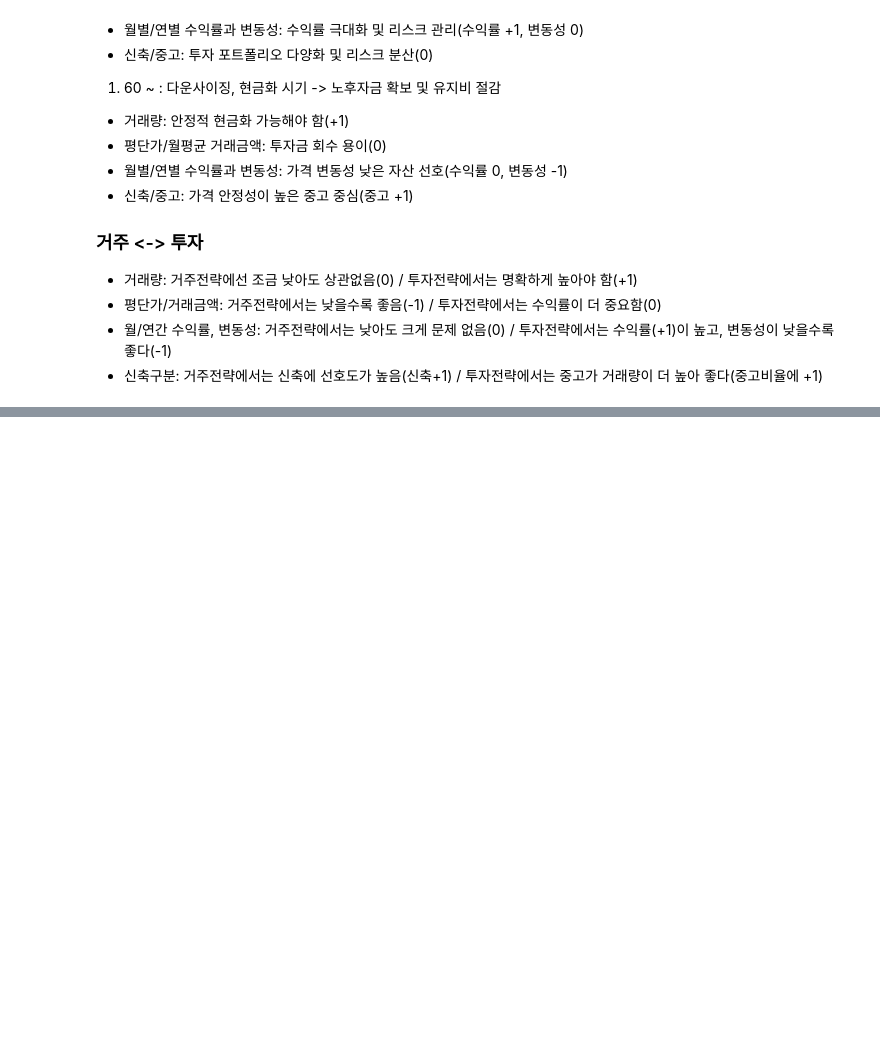
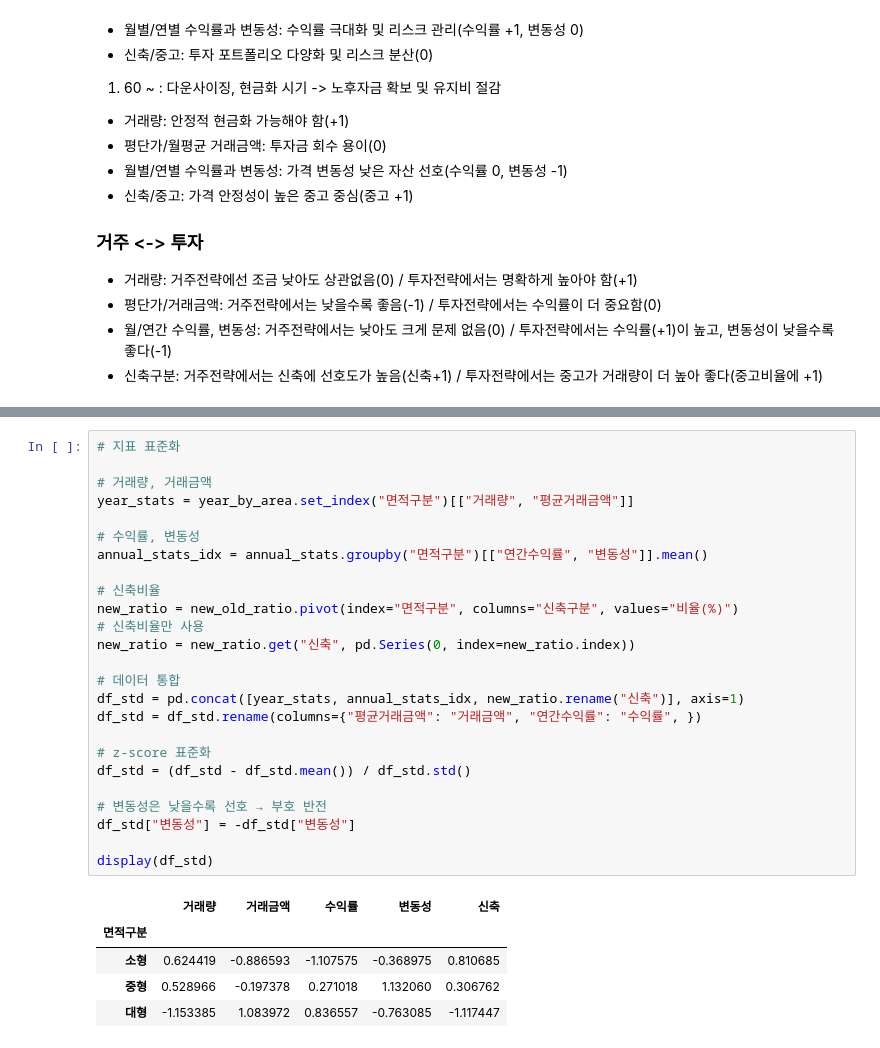
Before and after one commit to krystallinekim/pjt-DataAnalysis-Korean_Real_Estate, a Jupyter notebook: 02_size_lifecycle.ipynb, the cells around one changed output, grey strips where cells are left out. Cells and saved outputs as stored; diff of their text form; blank space fills up the shorter version.

```diff
--- a/02_size_lifecycle.ipynb
+++ b/02_size_lifecycle.ipynb
@@ -459,0 +217,31 @@ for stage in life_stages:
+# %%
+# 지표 표준화
+
+# 거래량, 거래금액
+year_stats = year_by_area.set_index("면적구분")[["거래량", "평균거래금액"]]
+
+# 수익률, 변동성
+annual_stats_idx = annual_stats.groupby("면적구분")[["연간수익률", "변동성"]].mean()
+
+# 신축비율
+new_ratio = new_old_ratio.pivot(index="면적구분", columns="신축구분", values="비율(%)")
+# 신축비율만 사용
+new_ratio = new_ratio.get("신축", pd.Series(0, index=new_ratio.index))
+
+# 데이터 통합
+df_std = pd.concat([year_stats, annual_stats_idx, new_ratio.rename("신축")], axis=1)
+df_std = df_std.rename(columns={"평균거래금액": "거래금액", "연간수익률": "수익률", })
+
+# z-score 표준화
+df_std = (df_std - df_std.mean()) / df_std.std()
+
+# 변동성은 낮을수록 선호 → 부호 반전
+df_std["변동성"] = -df_std["변동성"]
+
+display(df_std)
+# %% [output]
+|  | 거래량 | 거래금액 | 수익률 | 변동성 | 신축 |
+| 면적구분 |  |  |  |  |  |
+| 소형 | 0.624419 | -0.886593 | -1.107575 | -0.368975 | 0.810685 |
+| 중형 | 0.528966 | -0.197378 | 0.271018 | 1.132060 | 0.306762 |
+| 대형 | -1.153385 | 1.083972 | 0.836557 | -0.763085 | -1.117447 |
```
Also changed, not shown: parts of 10 cells of this notebook.
